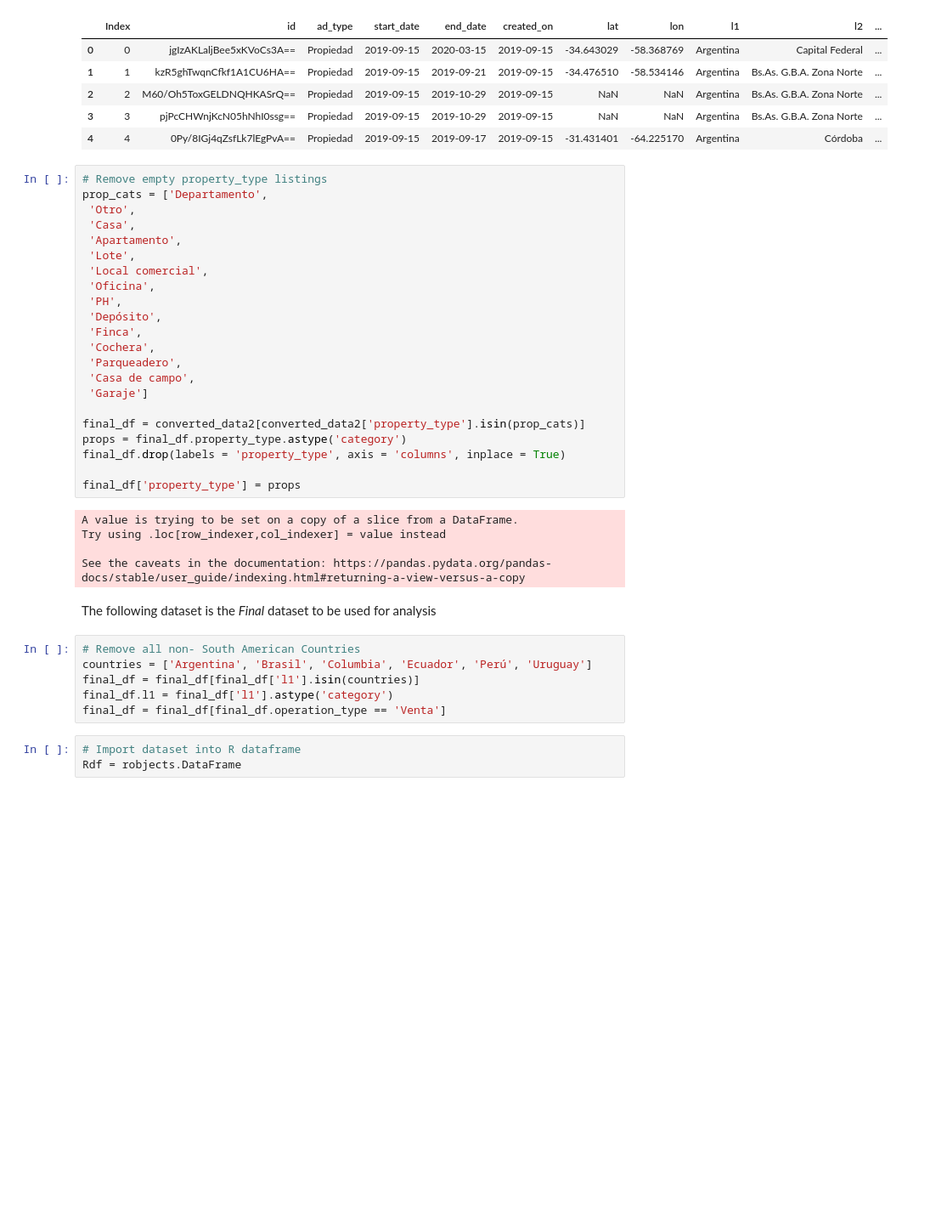
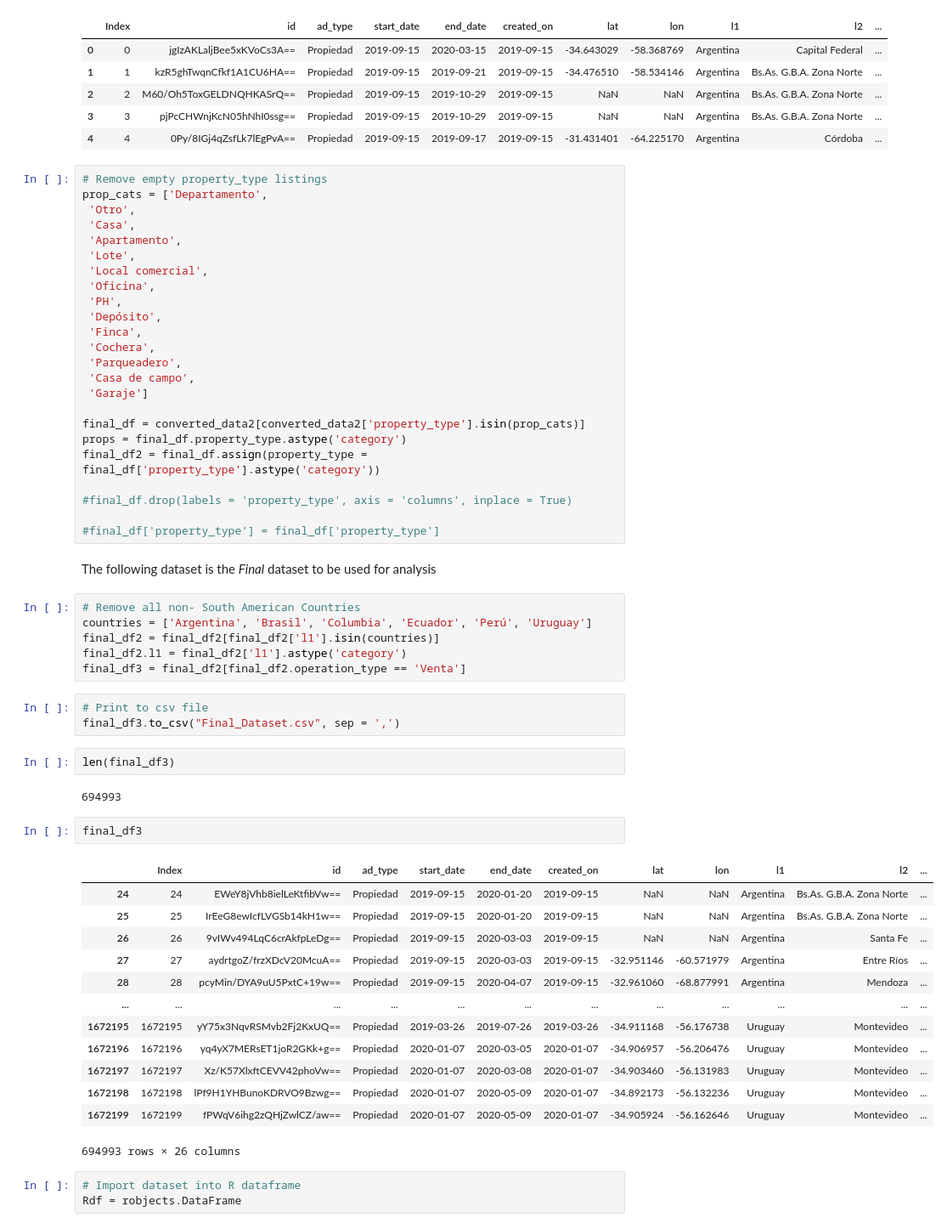
Before and after one commit to DataScienceMustang/DS_7331_MLI_Project1, a Jupyter notebook: Lab1_Code.ipynb, the cells around one changed output. Shown at 85% size. Drawn from its saved outputs; the diff is of its cells as text; blank space fills up the shorter version.

```diff
--- a/Lab1_Code.ipynb
+++ b/Lab1_Code.ipynb
@@ -211,22 +211,42 @@ prop_cats = ['Departamento',
 
 final_df = converted_data2[converted_data2['property_type'].isin(prop_cats)]
 props = final_df.property_type.astype('category')
-final_df.drop(labels = 'property_type', axis = 'columns', inplace = True)
+final_df2 = final_df.assign(property_type = final_df['property_type'].astype('category'))
 
-final_df['property_type'] = props
+#final_df.drop(labels = 'property_type', axis = 'columns', inplace = True)
+
+#final_df['property_type'] = final_df['property_type']
-# %% [output]
-A value is trying to be set on a copy of a slice from a DataFrame.
-Try using .loc[row_indexer,col_indexer] = value instead
-
-See the caveats in the documentation: https://pandas.pydata.org/pandas-docs/stable/user_guide/indexing.html#returning-a-view-versus-a-copy
 # %% [markdown]
 The following dataset is the *Final* dataset to be used for analysis
 # %%
 # Remove all non- South American Countries
 countries = ['Argentina', 'Brasil', 'Columbia', 'Ecuador', 'Perú', 'Uruguay']
-final_df = final_df[final_df['l1'].isin(countries)]
-final_df.l1 = final_df['l1'].astype('category')
-final_df = final_df[final_df.operation_type == 'Venta']
+final_df2 = final_df2[final_df2['l1'].isin(countries)]
+final_df2.l1 = final_df2['l1'].astype('category')
+final_df3 = final_df2[final_df2.operation_type == 'Venta']
+# %%
+# Print to csv file
+final_df3.to_csv("Final_Dataset.csv", sep = ',')
+# %%
+len(final_df3)
+# %% [output]
+694993
+# %%
+final_df3
+# %% [output]
+|  | Index | id | ad_type | start_date | end_date | created_on | lat | lon | l1 | l2 | ... |
+| 24 | 24 | EWeY8jVhb8ielLeKtfibVw== | Propiedad | 2019-09-15 | 2020-01-20 | 2019-09-15 | NaN | NaN | Argentina | Bs.As. G.B.A. Zona Norte | ... |
+| 25 | 25 | IrEeG8ewIcfLVGSb14kH1w== | Propiedad | 2019-09-15 | 2020-01-20 | 2019-09-15 | NaN | NaN | Argentina | Bs.As. G.B.A. Zona Norte | ... |
+| 26 | 26 | 9vIWv494LqC6crAkfpLeDg== | Propiedad | 2019-09-15 | 2020-03-03 | 2019-09-15 | NaN | NaN | Argentina | Santa Fe | ... |
+| 27 | 27 | aydrtgoZ/frzXDcV20McuA== | Propiedad | 2019-09-15 | 2020-03-03 | 2019-09-15 | -32.951146 | -60.571979 | Argentina | Entre Ríos | ... |
+| 28 | 28 | pcyMin/DYA9uU5PxtC+19w== | Propiedad | 2019-09-15 | 2020-04-07 | 2019-09-15 | -32.961060 | -68.877991 | Argentina | Mendoza | ... |
+| ... | ... | ... | ... | ... | ... | ... | ... | ... | ... | ... | ... |
+| 1672195 | 1672195 | yY75x3NqvRSMvb2Fj2KxUQ== | Propiedad | 2019-03-26 | 2019-07-26 | 2019-03-26 | -34.911168 | -56.176738 | Uruguay | Montevideo | ... |
+| 1672196 | 1672196 | yq4yX7MERsET1joR2GKk+g== | Propiedad | 2020-01-07 | 2020-03-05 | 2020-01-07 | -34.906957 | -56.206476 | Uruguay | Montevideo | ... |
+| 1672197 | 1672197 | Xz/K57XlxftCEVV42phoVw== | Propiedad | 2020-01-07 | 2020-03-08 | 2020-01-07 | -34.903460 | -56.131983 | Uruguay | Montevideo | ... |
+| 1672198 | 1672198 | lPf9H1YHBunoKDRVO9Bzwg== | Propiedad | 2020-01-07 | 2020-05-09 | 2020-01-07 | -34.892173 | -56.132236 | Uruguay | Montevideo | ... |
+| 1672199 | 1672199 | fPWqV6ihg2zQHjZwlCZ/aw== | Propiedad | 2020-01-07 | 2020-05-09 | 2020-01-07 | -34.905924 | -56.162646 | Uruguay | Montevideo | ... |
+694993 rows × 26 columns
 # %%
 # Import dataset into R dataframe
 Rdf = robjects.DataFrame
```
